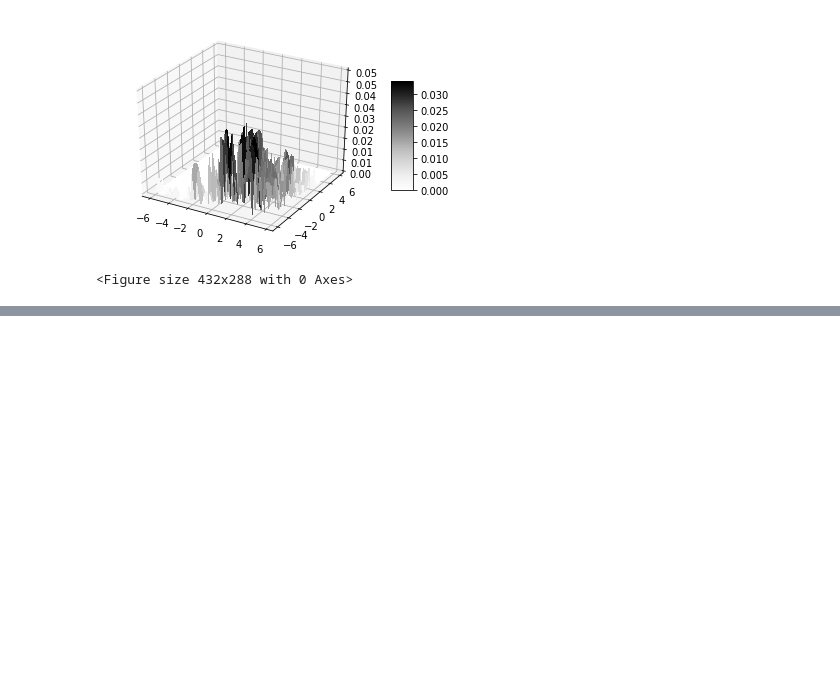
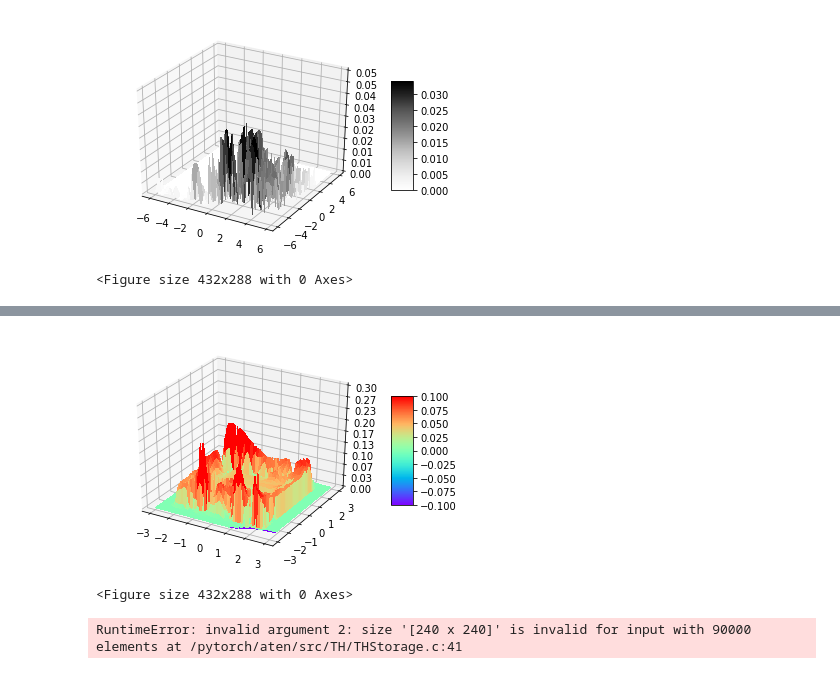
Before and after one commit to atbolsh/glowLU, a Jupyter notebook: PlottingEverything.ipynb, the cells around one changed output, grey strips where cells are left out. Drawn from its saved outputs; the diff is of its cells as text; code cells hidden in the pictures; blank space fills up the shorter version.

```diff
--- a/PlottingEverything.ipynb
+++ b/PlottingEverything.ipynb
@@ -214,0 +279,8 @@ fig
+# %%
+#Shallow; 2 layers, hidden=64
+model = torch.load('glowData/epoch600')
+# %%
+_, lz = model(points.cuda())
+# %%
+Z = torch.exp(lz).cpu().view(240, 240).detach().numpy()
+print(Z)
@@ -214,0 +301,22 @@ fig
+# %%
+plt.clf()
+fig.clear()
+ax = fig.gca(projection='3d')
+ax.clear()
+
+surf = ax.plot_surface(X, Y, Z, cmap=cm.rainbow,
+                       linewidth=0, antialiased=False)
+ax.set_zlim(0, 0.3)
+ax.zaxis.set_major_locator(LinearLocator(10))
+ax.zaxis.set_major_formatter(FormatStrFormatter('%.02f'))
+
+ax.zaxis.set_major_locator(LinearLocator(10))
+ax.zaxis.set_major_formatter(FormatStrFormatter('%.02f'))
+
+
+fig.colorbar(surf, shrink=0.5, aspect=5)
+
+fig
+# %% [output]
+[figure, added]
+<Figure size 432x288 with 0 Axes>
@@ -214,0 +330,4 @@ fig
+# %%
+Z = torch.exp(lz).view(240, 240).detach().numpy()
+# %% [output]
+RuntimeError: invalid argument 2: size '[240 x 240]' is invalid for input with 90000 elements at /pytorch/aten/src/TH/THStorage.c:41
```
Also changed, not shown: parts of 76 cells of this notebook, 8 other files.
